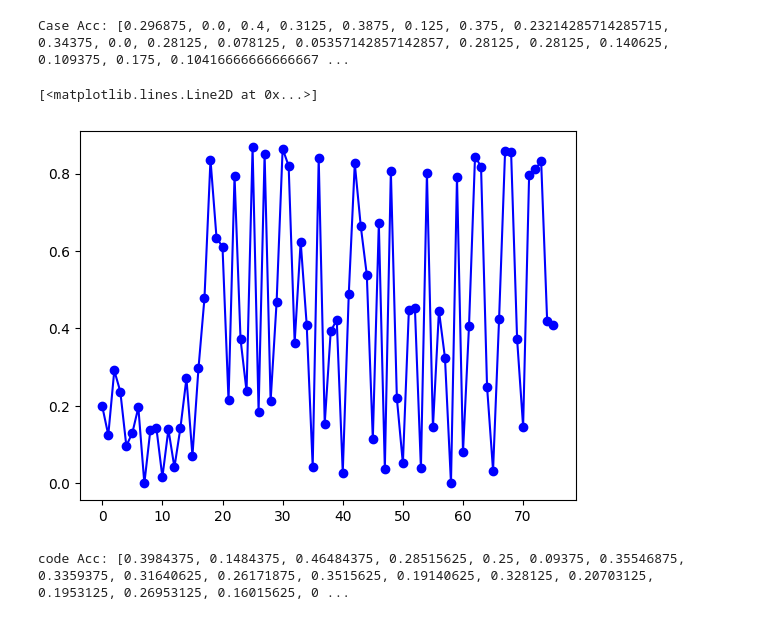
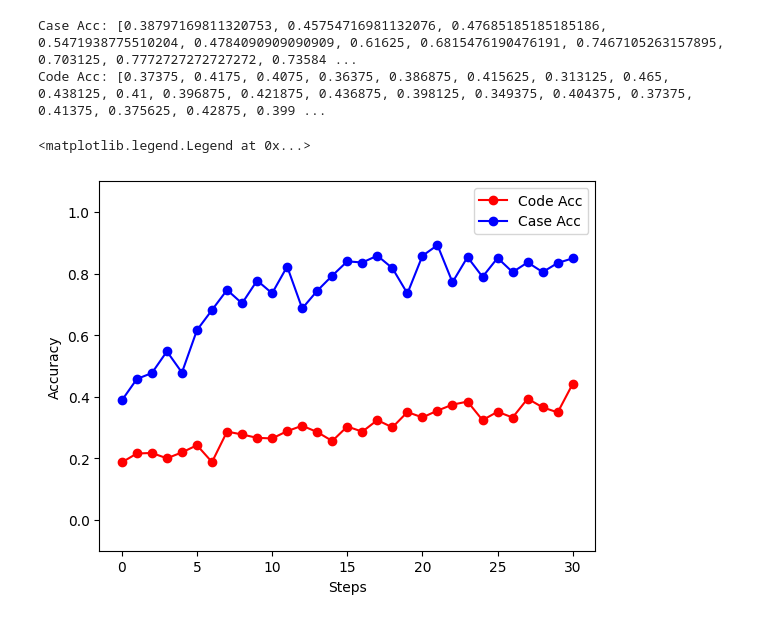
Before and after one commit to cJamesSmith/verl, a Jupyter notebook: result.ipynb, the cells around one changed output. Cells and saved outputs as stored; diff of their text form; code cells hidden in the pictures.

```diff
--- a/result.ipynb
+++ b/result.ipynb
@@ -3,5 +6,7 @@ import re
+# %%
+file = "/home/aiops/chenxw/CURE/result-old.txt"
+# file = "/home/aiops/chenxw/verl/results-execute.txt"
 # %%
-file = "/home/aiops/chenxw/verl/results-execute-1.txt"
 code_accs = []
 case_accs = []
 with open(file, "r") as f:
@@ -12,6 +17,13 @@ with open(file, "r") as f:
             if match:
                 case_acc = float(match.group(1))
                 case_accs.append(case_acc)
+        if "code acc:" in line:
+            match = re.search(r"code acc:\s*([0-9.]+)", line)
+            if match:
+                code_acc = float(match.group(1))
+                code_accs.append(code_acc)
 print("Case Acc:", case_accs)
+print("Code Acc:", code_accs)
 # %% [output]
-Case Acc: [0.296875, 0.0, 0.4, 0.3125, 0.3875, 0.125, 0.375, 0.23214285714285715, 0.34375, 0.0, 0.28125, 0.078125, 0.05357142857142857, 0.28125, 0.28125, 0.140625, 0.109375, 0.175, 0.10416666666666667 ...
+Case Acc: [0.38797169811320753, 0.45754716981132076, 0.47685185185185186, 0.5471938775510204, 0.4784090909090909, 0.61625, 0.6815476190476191, 0.7467105263157895, 0.703125, 0.7772727272727272, 0.73584 ...
+Code Acc: [0.37375, 0.4175, 0.4075, 0.36375, 0.386875, 0.415625, 0.313125, 0.465, 0.438125, 0.41, 0.396875, 0.421875, 0.436875, 0.398125, 0.349375, 0.404375, 0.37375, 0.41375, 0.375625, 0.42875, 0.399 ...
@@ -20,19 +30,10 @@ import matplotlib.pyplot as plt
 # %%
-plt.plot(case_accs[160:], marker='o', linestyle='-', color='b')
+plt.plot(np.array(code_accs)/2*(np.arange(31)+30)/30, marker='o', linestyle='-', color='r', label='Code Acc')
+plt.plot(case_accs, marker='o', linestyle='-', color='b', label='Case Acc')
+plt.xlabel('Steps')
+plt.ylabel('Accuracy')
+plt.ylim(-0.1, 1.1)
+plt.legend()
 # %% [output]
-[<matplotlib.lines.Line2D at 0x...>]
+<matplotlib.legend.Legend at 0x...>
-[figure, old version]
+[figure, new version]
-# %%
-file = "/home/aiops/chenxw/verl/results-execute-1.txt"
-code_accs = []
-with open(file, "r") as f:
-    lines = f.readlines()
-    for line in lines:
-        if "code acc:" in line:
-            match = re.search(r"code acc:\s*([0-9.]+)", line)
-            if match:
-                code_acc = float(match.group(1))
-                code_accs.append(code_acc)
-print("code Acc:", code_accs)
-# %% [output]
-code Acc: [0.3984375, 0.1484375, 0.46484375, 0.28515625, 0.25, 0.09375, 0.35546875, 0.3359375, 0.31640625, 0.26171875, 0.3515625, 0.19140625, 0.328125, 0.20703125, 0.1953125, 0.26953125, 0.16015625, 0 ...
```
Also changed, not shown: parts of 19 cells of this notebook, 8 other files.
